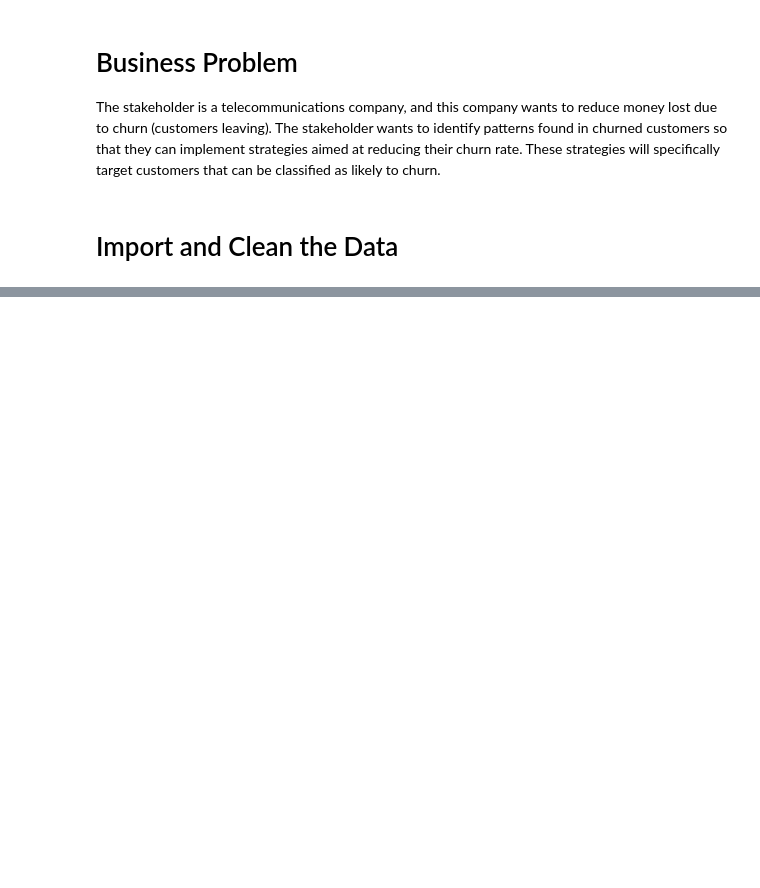
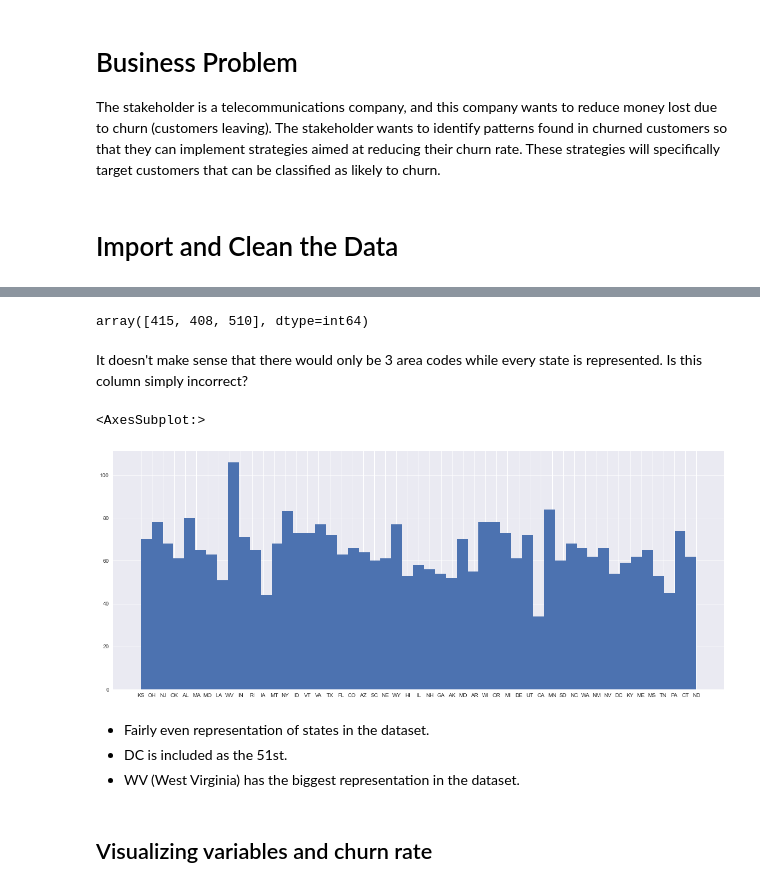
Before and after one commit to samoliver3/dsc-phase-3-project, a Jupyter notebook: notebooks/eda.ipynb, the cells around one changed output, grey strips where cells are left out. Cells and saved outputs as stored; diff of their text form; code cells hidden in the pictures; blank space fills up the shorter version.

```diff
--- a/notebooks/eda.ipynb
+++ b/notebooks/eda.ipynb
@@ -31,0 +151,19 @@ NameError: name 'df' is not defined
+# %%
+# double checking that there are only 3 area codes.
+df['area code'].unique()
+# %% [output]
+array([415, 408, 510], dtype=int64)
+# %% [markdown]
+It doesn't make sense that there would only be 3 area codes while every state is represented. Is this column simply incorrect?
+# %%
+# histogram for states and their frequencies
+df.state.hist(bins=51, figsize=(20, 8))
+# %% [output]
+<AxesSubplot:>
+[figure, added]
+# %% [markdown]
+* Fairly even representation of states in the dataset.
+* DC is included as the 51st.
+* WV (West Virginia) has the biggest representation in the dataset.
+# %% [markdown]
+## Visualizing variables and churn rate
```
Also changed, not shown: parts of 21 cells of this notebook.
